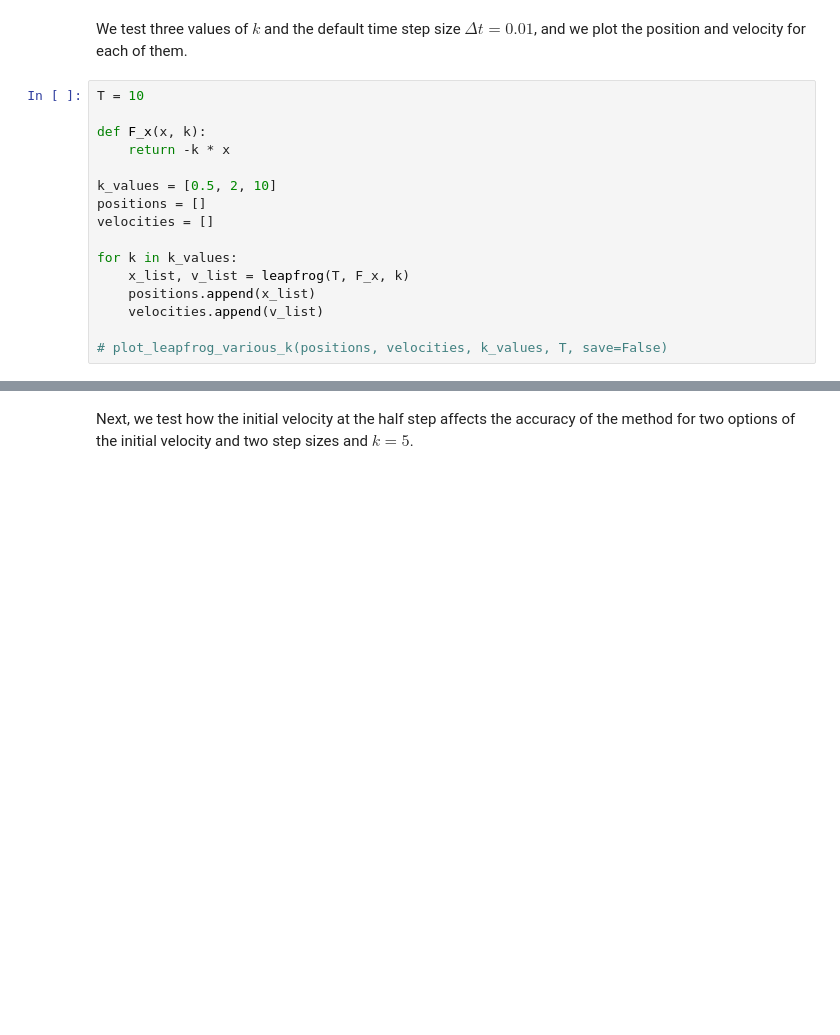
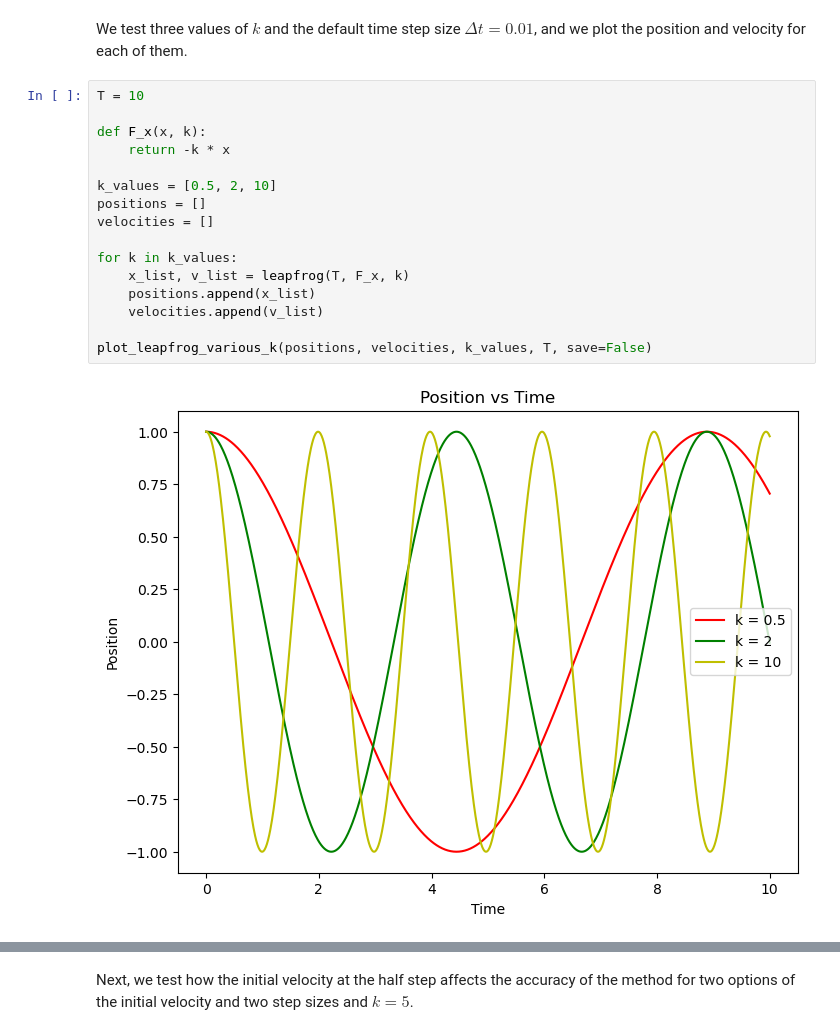
Before and after one commit to kingilsildor/CLS-Scientific_Computing-Assignment3, a Jupyter notebook: interface.ipynb, the cells around one changed output, grey strips where cells are left out. Saved outputs shown, nothing was run; the diff lists cells and outputs as text; blank space fills up the shorter version.

```diff
--- a/interface.ipynb
+++ b/interface.ipynb
@@ -213,16 +213,18 @@ We test three values of $k$ and the default time step size $\Delta t = 0.01$, an
 # %%
 T = 10
 
 def F_x(x, k):
     return -k * x
 
 k_values = [0.5, 2, 10]
 positions = []
 velocities = []
 
 for k in k_values:
     x_list, v_list = leapfrog(T, F_x, k)
     positions.append(x_list)
     velocities.append(v_list)
 
-# plot_leapfrog_various_k(positions, velocities, k_values, T, save=False)
+plot_leapfrog_various_k(positions, velocities, k_values, T, save=False)
+# %% [output]
+[figure, added]
```
Also changed, not shown: parts of 6 cells of this notebook, 1 other file.
